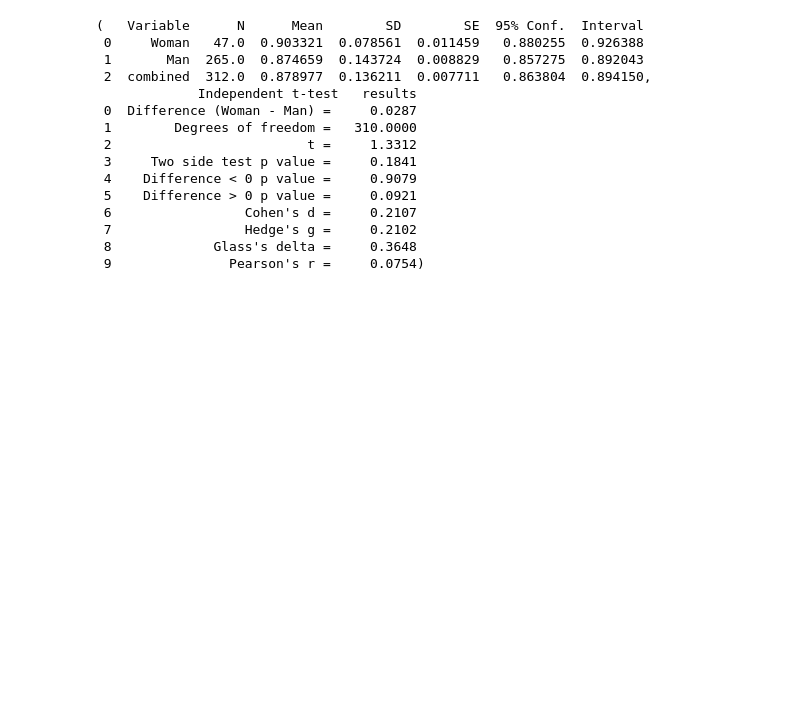
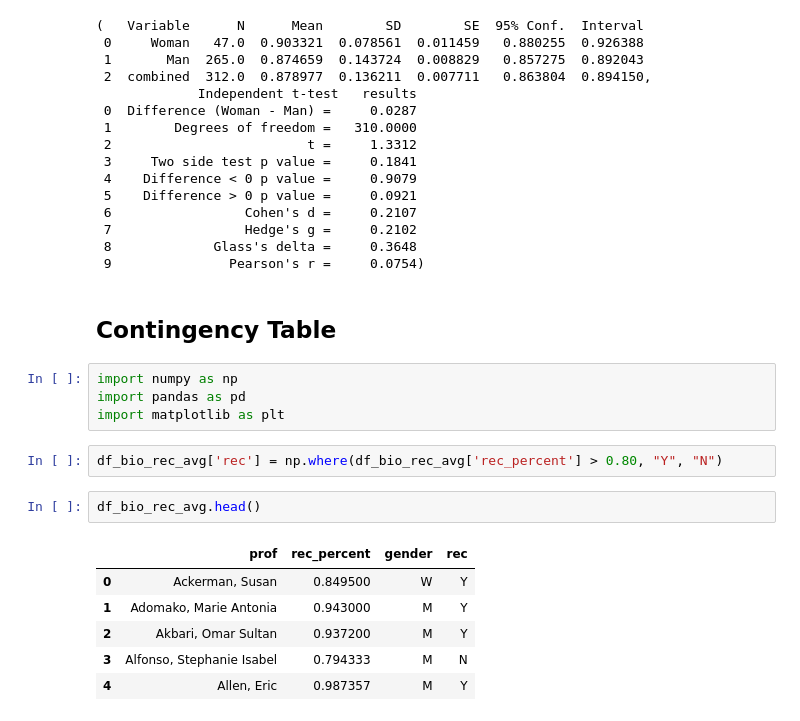
Before and after one commit to nihabhaskar/CSE_194_Project, a Jupyter notebook: bio_stats.ipynb, the cells around one changed output. Cells and saved outputs as stored; diff of their text form; blank space fills up the shorter version.

Commit message:
contingency tables

```diff
--- a/bio_stats.ipynb
+++ b/bio_stats.ipynb
@@ -230,3 +234,20 @@ rp.ttest(group1= df_bio_rec_avg['rec_percent'][df_bio_rec_avg['gender'] == "W"],
  7                 Hedge's g =     0.2102
  8             Glass's delta =     0.3648
  9               Pearson's r =     0.0754)
+# %% [markdown]
+## Contingency Table
+# %%
+import numpy as np
+import pandas as pd
+import matplotlib as plt
+# %%
+df_bio_rec_avg['rec'] = np.where(df_bio_rec_avg['rec_percent'] > 0.80, "Y", "N")
+# %%
+df_bio_rec_avg.head()
+# %% [output]
+|  | prof | rec_percent | gender | rec |
+| 0 | Ackerman, Susan | 0.849500 | W | Y |
+| 1 | Adomako, Marie Antonia | 0.943000 | M | Y |
+| 2 | Akbari, Omar Sultan | 0.937200 | M | Y |
+| 3 | Alfonso, Stephanie Isabel | 0.794333 | M | N |
+| 4 | Allen, Eric | 0.987357 | M | Y |
```
Also changed, not shown: parts of 3 cells of this notebook, 2 other files.
